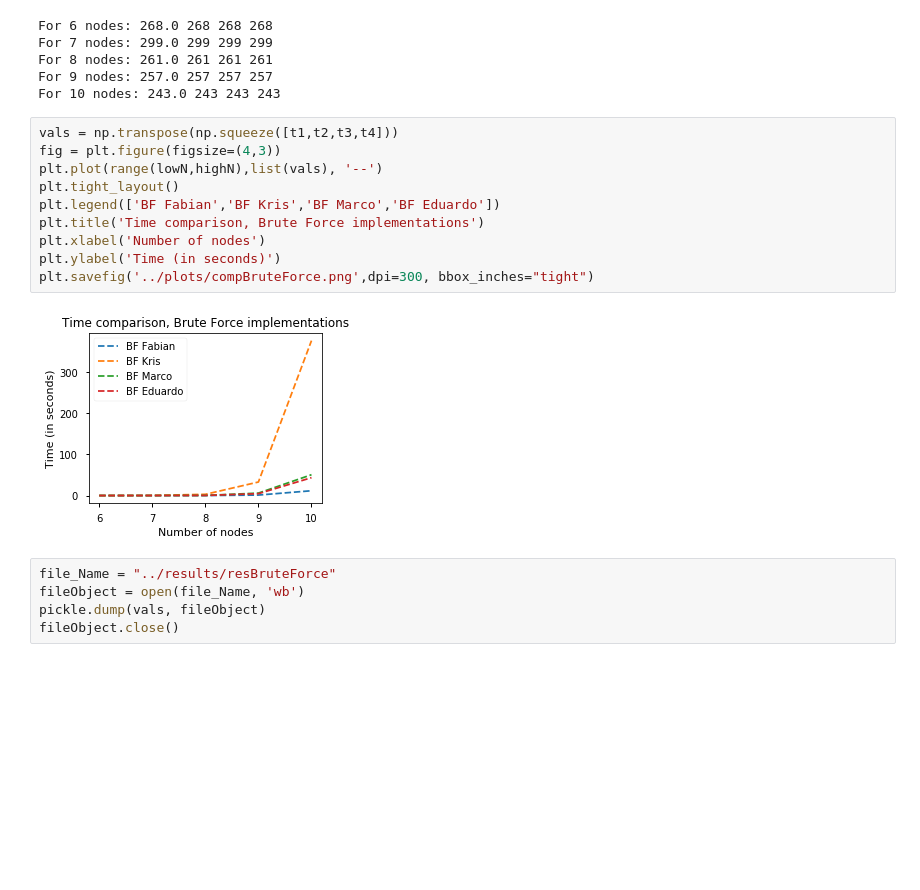
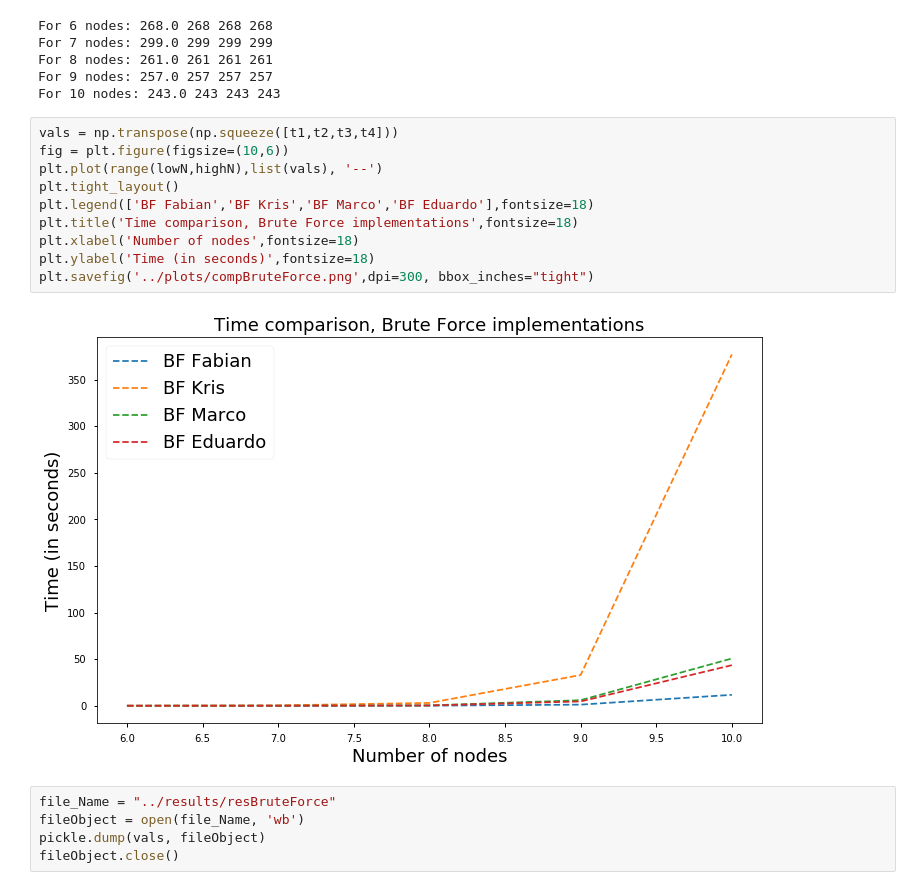
Before and after one commit to FabianWalocha/TSProject, a Jupyter notebook: benchmarking/Benchmarking.ipynb, the cells around one changed output. Saved outputs shown, nothing was run; the diff lists cells and outputs as text; blank space fills up the shorter version.

Commit message:
plots now better readable

```diff
--- a/benchmarking/Benchmarking.ipynb
+++ b/benchmarking/Benchmarking.ipynb
@@ -74,16 +64,16 @@ For 9 nodes: 257.0 257 257 257
 For 10 nodes: 243.0 243 243 243
 # %%
 vals = np.transpose(np.squeeze([t1,t2,t3,t4]))
-fig = plt.figure(figsize=(4,3))
+fig = plt.figure(figsize=(10,6))
 plt.plot(range(lowN,highN),list(vals), '--')
 plt.tight_layout()
-plt.legend(['BF Fabian','BF Kris','BF Marco','BF Eduardo'])
-plt.title('Time comparison, Brute Force implementations')
-plt.xlabel('Number of nodes')
-plt.ylabel('Time (in seconds)')
+plt.legend(['BF Fabian','BF Kris','BF Marco','BF Eduardo'],fontsize=18)
+plt.title('Time comparison, Brute Force implementations',fontsize=18)
+plt.xlabel('Number of nodes',fontsize=18)
+plt.ylabel('Time (in seconds)',fontsize=18)
 plt.savefig('../plots/compBruteForce.png',dpi=300, bbox_inches="tight")
 # %% [output]
-[figure, old version]
+[figure, new version]
 # %%
 file_Name = "../results/resBruteForce"
 fileObject = open(file_Name, 'wb')
```
Also changed, not shown: parts of 6 cells of this notebook, 6 other files.
